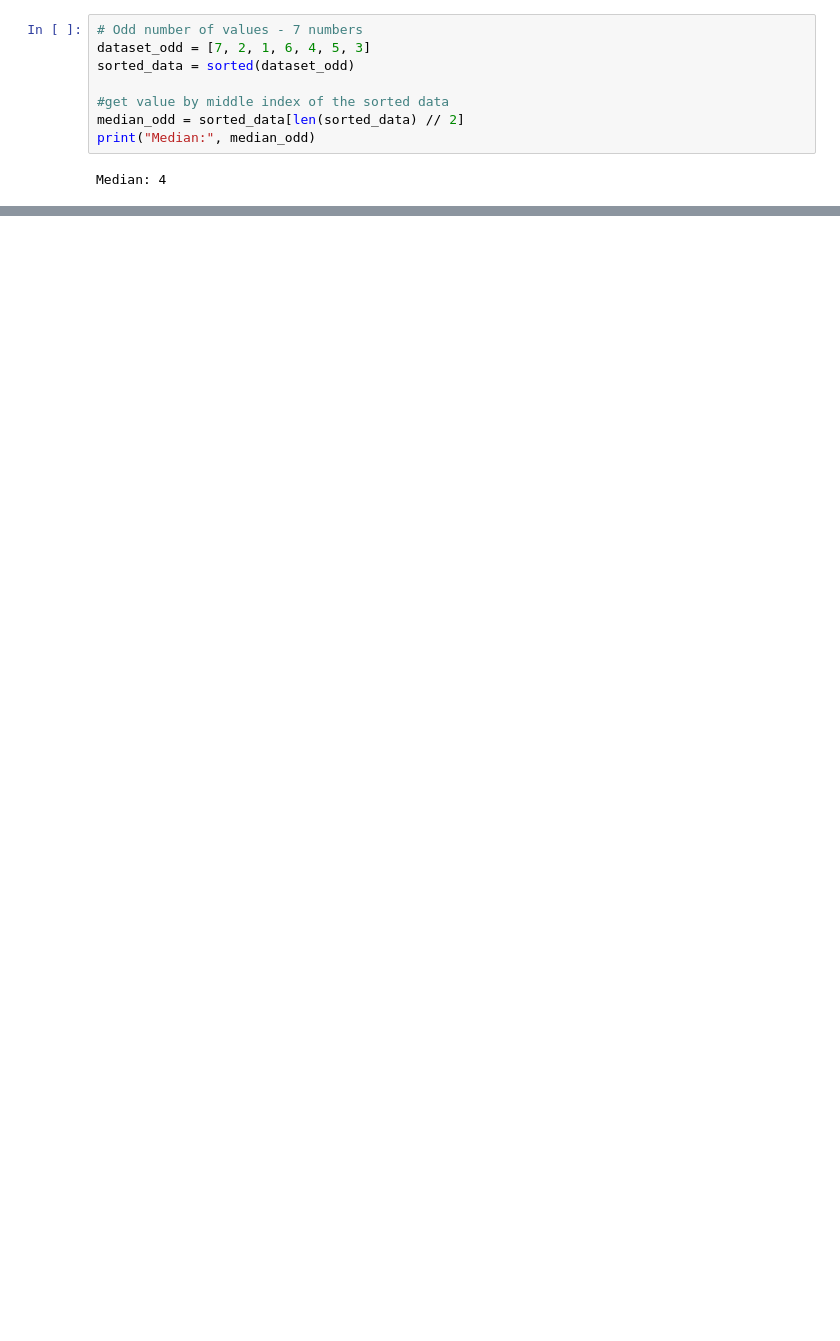
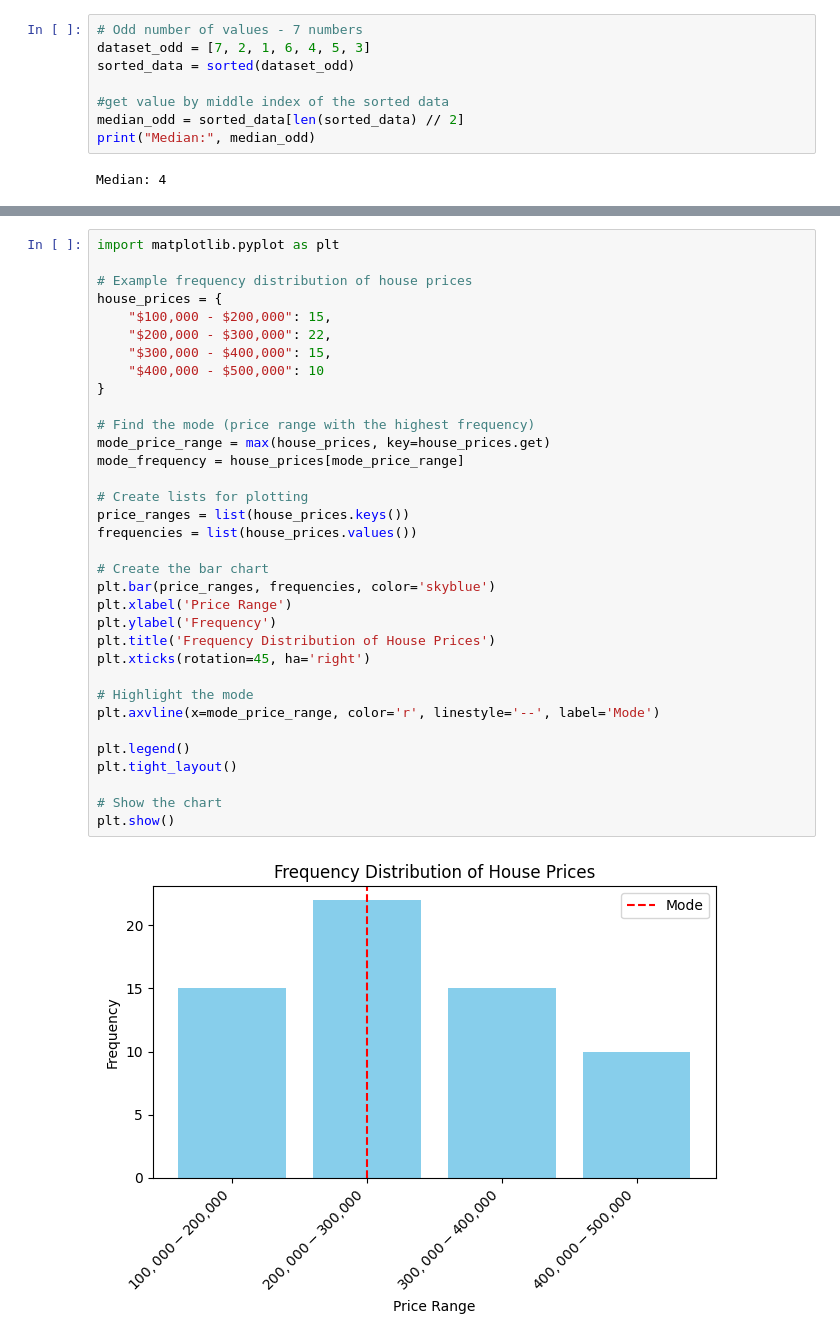
Before and after one commit to imaxfp/probability_statistics_course_2023, a Jupyter notebook: 1_descriptive_statistic.ipynb, the cells around one changed output, grey strips where cells are left out. Drawn from its saved outputs; the diff is of its cells as text; blank space fills up the shorter version.

Commit message:
data distribution and analysis

```diff
--- a/1_descriptive_statistic.ipynb
+++ b/1_descriptive_statistic.ipynb
@@ -108,0 +153,36 @@ Median: 4.5
+# %%
+import matplotlib.pyplot as plt
+
+# Example frequency distribution of house prices
+house_prices = {
+    "$100,000 - $200,000": 15,
+    "$200,000 - $300,000": 22,
+    "$300,000 - $400,000": 15,
+    "$400,000 - $500,000": 10
+}
+
+# Find the mode (price range with the highest frequency)
+mode_price_range = max(house_prices, key=house_prices.get)
+mode_frequency = house_prices[mode_price_range]
+
+# Create lists for plotting
+price_ranges = list(house_prices.keys())
+frequencies = list(house_prices.values())
+
+# Create the bar chart
+plt.bar(price_ranges, frequencies, color='skyblue')
+plt.xlabel('Price Range')
+plt.ylabel('Frequency')
+plt.title('Frequency Distribution of House Prices')
+plt.xticks(rotation=45, ha='right')
+
+# Highlight the mode
+plt.axvline(x=mode_price_range, color='r', linestyle='--', label='Mode')
+
+plt.legend()
+plt.tight_layout()
+
+# Show the chart
+plt.show()
+# %% [output]
+[figure, added]
```
Also changed, not shown: parts of 24 cells of this notebook, 7 other files.
